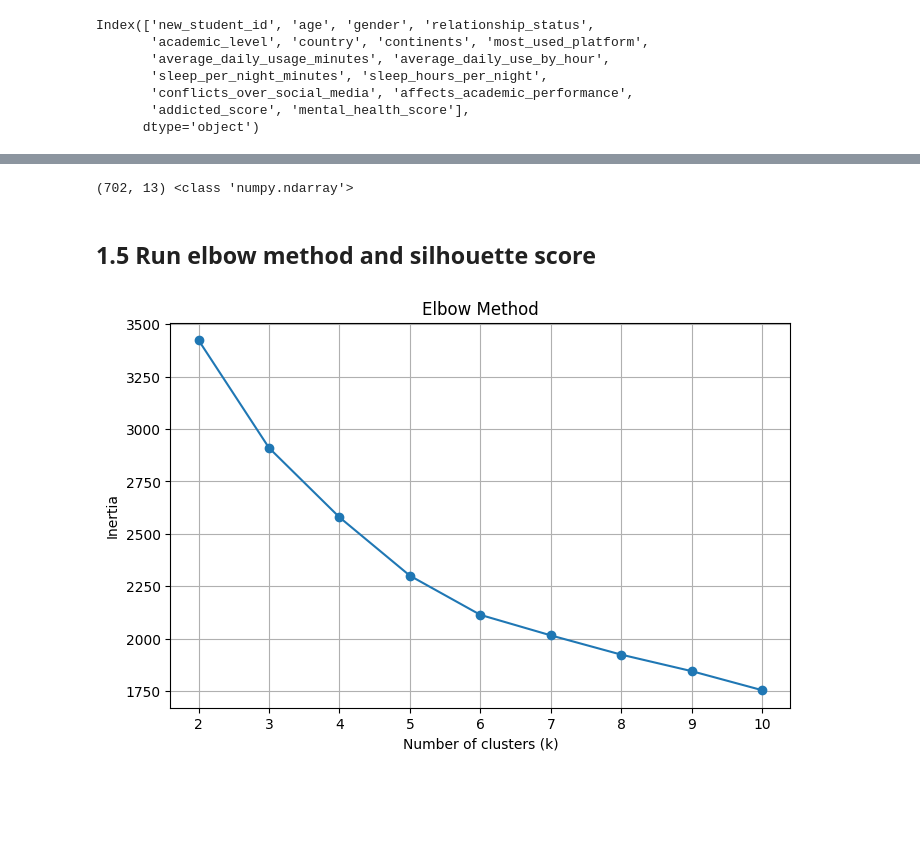
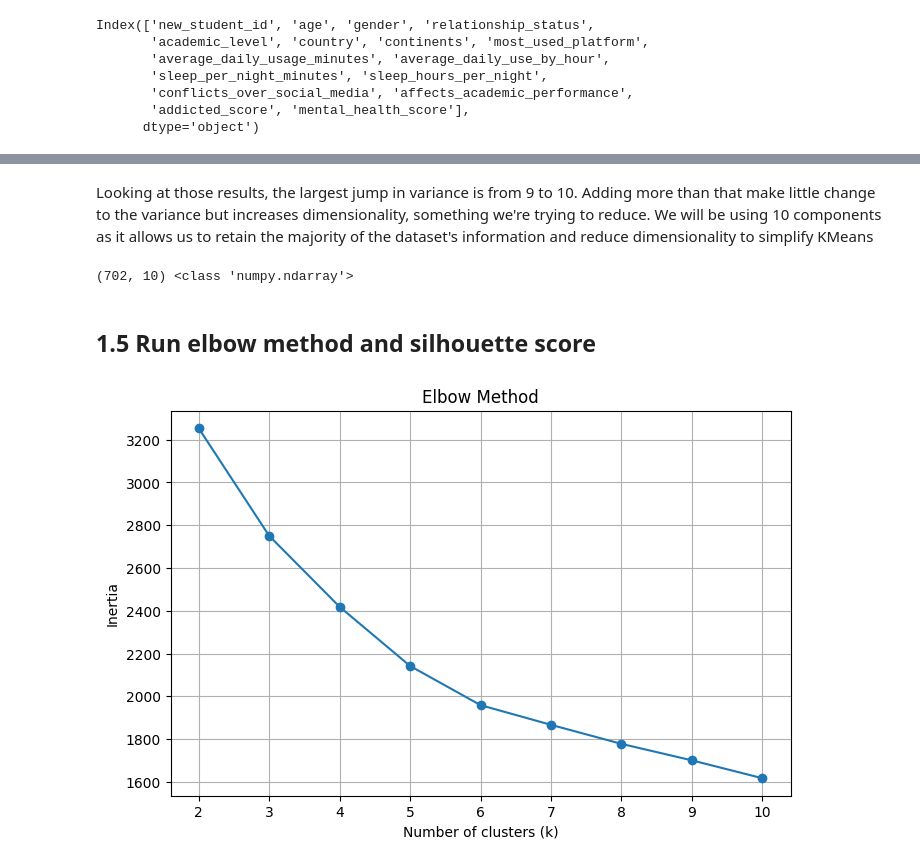
Before and after one commit to StavSteven/social_media_addiction, a Jupyter notebook: jupyter_notebooks/3_ml_take2.ipynb, the cells around one changed output, grey strips where cells are left out. Drawn from its saved outputs; the diff is of its cells as text; code cells hidden in the pictures; blank space fills up the shorter version.

```diff
--- a/jupyter_notebooks/3_ml_take2.ipynb
+++ b/jupyter_notebooks/3_ml_take2.ipynb
@@ -124,37 +99,39 @@ dfExplVarRatio
+# %% [markdown]
+Looking at those results, the largest jump in variance is from 9 to 10. Adding more than that make little change to the variance but increases dimensionality, something we're trying to reduce. We will be using 10 components as it allows us to retain the majority of the dataset's information and reduce dimensionality to simplify KMeans
 # %%
-# Update cluster pipeline, n_components to 13
+# Update cluster pipeline, n_components to 10
 
 pipeline = Pipeline([
     ('preprocessor', preprocessor),
-    ('pca', PCA(n_components=13)),  # Placeholder; will adjust later based on explained variance
-    ('kmeans', KMeans(n_clusters=10, random_state=42))  # Placeholder; will adjust later based on Elbow/Silhouette
+    ('pca', PCA(n_components=10)),
+    ('kmeans', KMeans(n_clusters=10, random_state=42))
 ])
 # %%
-pipeline_analysis = Pipeline(cluster_pipeline.steps[:-1])  # preprocessor + PCA
+pipeline_analysis = Pipeline(pipeline.steps[:-1])
 df_analysis = pipeline_analysis.fit_transform(df_ml)
 
 print(df_analysis.shape, type(df_analysis))
 # %% [output]
-(702, 13) <class 'numpy.ndarray'>
+(702, 10) <class 'numpy.ndarray'>
 # %% [markdown]
 ## 1.5 Run elbow method and silhouette score
 # %%
-# Plot elbow method
+X_pca = pipeline_analysis.fit_transform(df_ml)
+
 sse = []
 k_values = range(2, 11)
 
 for k in k_values:
     kmeans = KMeans(n_clusters=k, random_state=42, n_init=10)
-    kmeans.fit(x_PCA)
+    kmeans.fit(X_pca)  # now using the transformed data
     sse.append(kmeans.inertia_)
 
 plt.figure(figsize=(8,5))
 plt.plot(k_values, sse, marker='o')
 plt.xlabel("Number of clusters (k)")
 plt.ylabel("Inertia")
 plt.title("Elbow Method")
 plt.grid(True)
-plt.savefig('../images/elbow_method2.png')
 plt.show()
 # %% [output]
-[figure, old version]
+[figure, new version]
```
Also changed, not shown: parts of 10 cells of this notebook, 1 other file.
